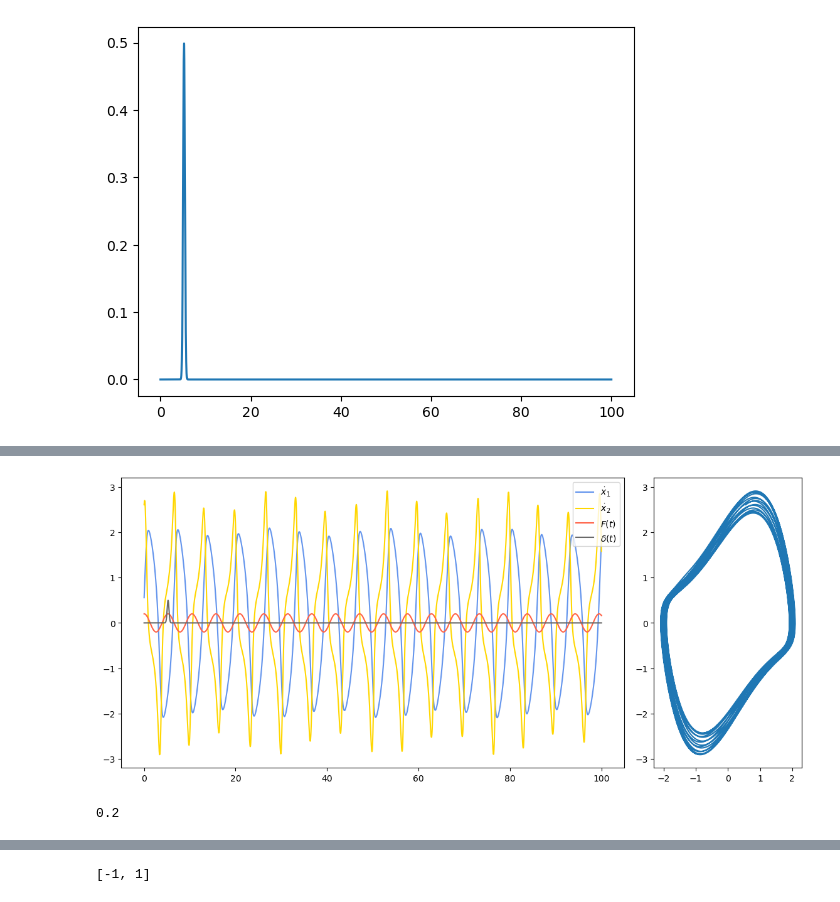
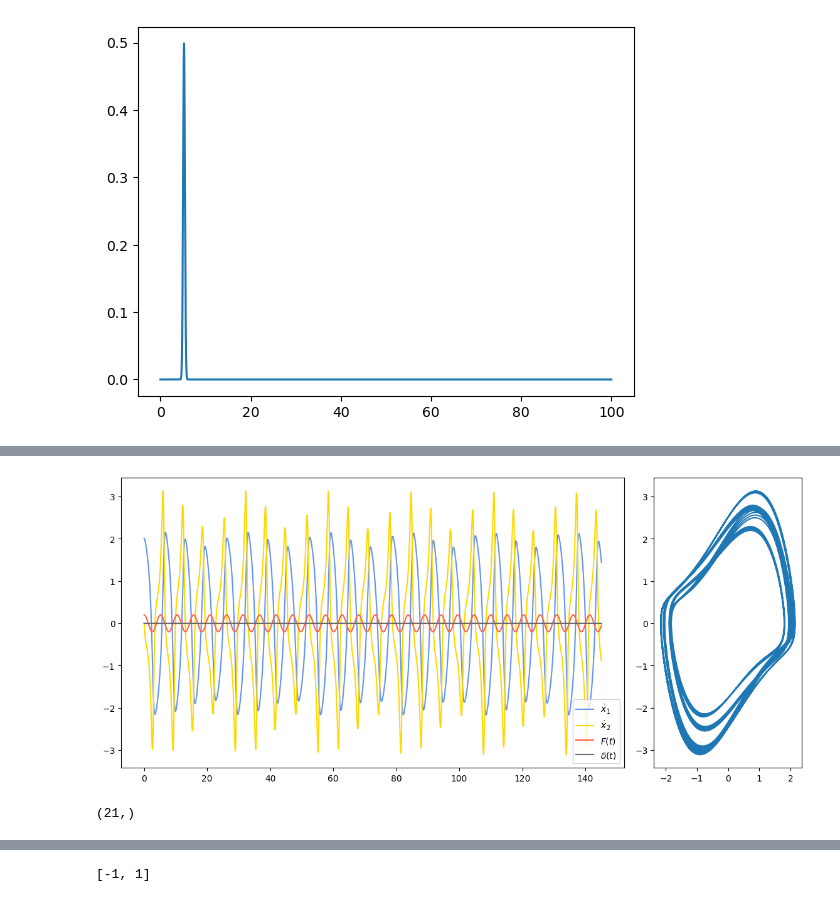
Before and after one commit to michaelStoddard/Chaos, a Jupyter notebook: Projects/MATH722_proj.ipynb, the cells around one changed output, grey strips where cells are left out. Drawn from its saved outputs; the diff is of its cells as text; code cells hidden in the pictures.

```diff
--- a/Projects/MATH722_proj.ipynb
+++ b/Projects/MATH722_proj.ipynb
@@ -119,8 +131,8 @@ def sys(S,t):
     x1, x2 = S
 
     mu = 1
-    AF = A_space[4]
-    Ak = 0.1
+    AF = A_space[8]
+    Ak = 0
     t0 = kick_time[0]
 
 
@@ -128,46 +140,42 @@ def sys(S,t):
     dx2 = force(t,AF) + mu*x2*(1-x1**2)-x1 + kick(t,t0,Ak)
 
     return [dx1,dx2]
+# %%
+T0 = 2*np.pi/(np.sqrt(3)/2)
 # %%
-t = np.linspace(0,100,10000)
+t = np.linspace(0,20*T0,10000)
 
 X0 = [0,1]
 
+SS = [2.0086198296834326,0]
+# SS
+
 soln = odeint(sys,SS,t).T
-
-
-################ uncomment to save last point
-# SS = [soln[0][-1],soln[1][-1]]
-# SS
 # %%
 fig = plt.figure(figsize=(14,6))
 
 gs = gridspec.GridSpec(1,4)
 
 p1 = fig.add_subplot(gs[:3])
 p2 = fig.add_subplot(gs[3:])
 
 
 p1.plot(t,soln[0],color=clr[0],label=r'$\dot x_1$')
 p1.plot(t,soln[1],color=clr[1],label=r'$\dot x_2$')
 p1.plot(t,force(t,A_space[4]),color=clr[2],label=r'$F(t)$')
-p1.plot(t,kick(t,kick_time[0],0.25),color=clr[-1],label=r'$\delta(t)$')
-# p1.scatter(t_map,y_map)
+p1.plot(t,kick(t,kick_time[0],0),color=clr[-1],label=r'$\delta(t)$')
+
 
 
 p1.legend()
 
 p2.plot(soln[0],soln[1])
 # p2.set_xlim([1.8,2.1])
 # p2.set_ylim([-0.5,0.5])
 # p2.vlines(0,ymin=ylim[0],ymax=ylim[1],color=clr[-1],linestyle='--')
 
 
 
 plt.show()
 # %% [output]
-[figure, old version]
+[figure, new version]
-# %%
-A_space[4]
-# %% [output]
-0.2
@@ -173,0 +205,4 @@ A_space[4]
+# %%
+y_map.shape
+# %% [output]
+(21,)
```
Also changed, not shown: parts of 11 cells of this notebook.
